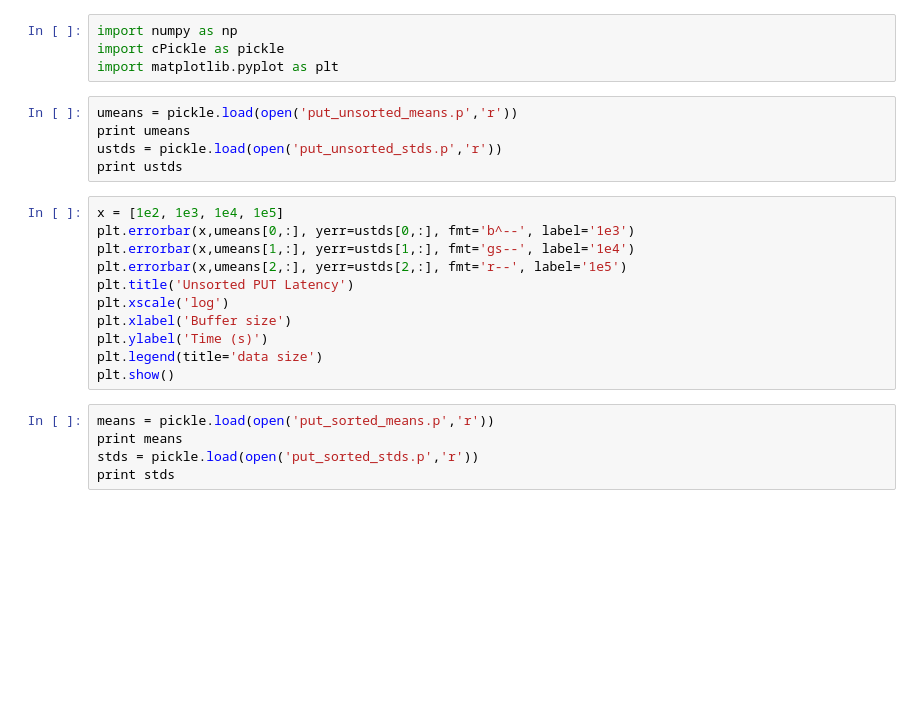
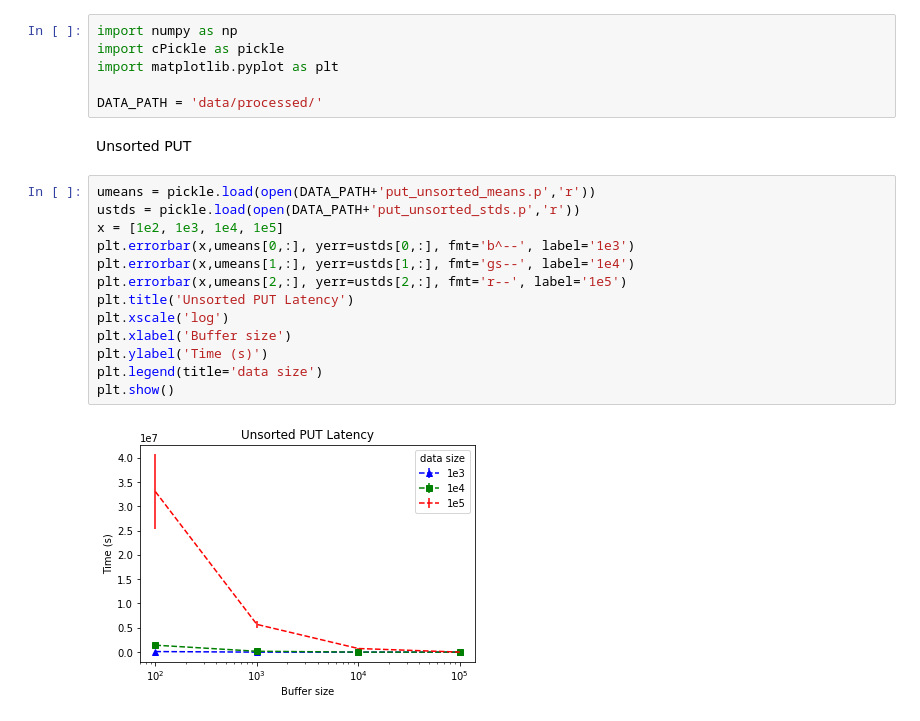
Before and after one commit to dhanus/lsm-tree, a Jupyter notebook: create_plots.ipynb, the cells around one changed output. Cells and saved outputs as stored; diff of their text form; blank space fills up the shorter version.

Commit message:
add create plots with throughput plot

```diff
--- a/create_plots.ipynb
+++ b/create_plots.ipynb
@@ -2,24 +2,22 @@
 import numpy as np
 import cPickle as pickle
 import matplotlib.pyplot as plt
+
+DATA_PATH = 'data/processed/'
-# %%
-umeans = pickle.load(open('put_unsorted_means.p','r'))
-print umeans
-ustds = pickle.load(open('put_unsorted_stds.p','r'))
-print ustds
+# %% [markdown]
+Unsorted PUT
 # %%
+umeans = pickle.load(open(DATA_PATH+'put_unsorted_means.p','r'))
+ustds = pickle.load(open(DATA_PATH+'put_unsorted_stds.p','r'))
 x = [1e2, 1e3, 1e4, 1e5]
 plt.errorbar(x,umeans[0,:], yerr=ustds[0,:], fmt='b^--', label='1e3')
 plt.errorbar(x,umeans[1,:], yerr=ustds[1,:], fmt='gs--', label='1e4')
 plt.errorbar(x,umeans[2,:], yerr=ustds[2,:], fmt='r--', label='1e5')
 plt.title('Unsorted PUT Latency')
 plt.xscale('log')
 plt.xlabel('Buffer size')
 plt.ylabel('Time (s)')
 plt.legend(title='data size')
 plt.show()
+# %% [output]
+[figure, added]
-# %%
-means = pickle.load(open('put_sorted_means.p','r'))
-print means
-stds = pickle.load(open('put_sorted_stds.p','r'))
-print stds
```
Also changed, not shown: parts of 12 cells of this notebook.
